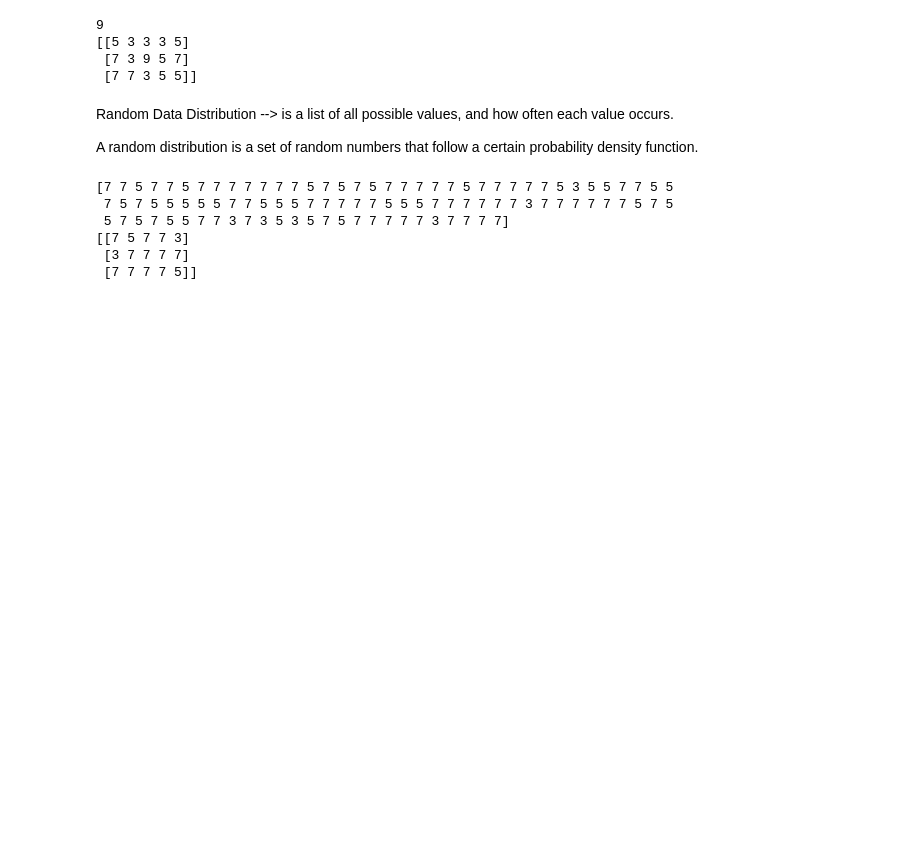
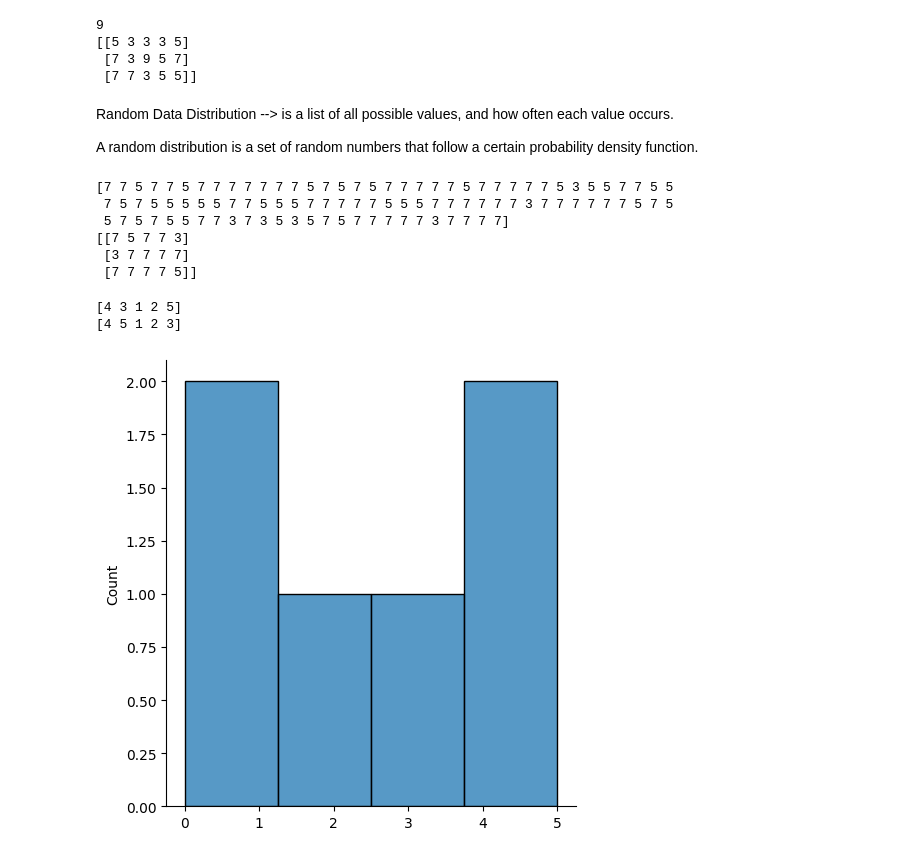
Before and after one commit to chumbacash/learn-python, a Jupyter notebook: learn_python.ipynb, the cells around one changed output. Cells and saved outputs as stored; diff of their text form; code cells hidden in the pictures; blank space fills up the shorter version.

```diff
--- a/learn_python.ipynb
+++ b/learn_python.ipynb
@@ -2381,3 +2379,57 @@ print(x)
 [[7 5 7 7 3]
  [3 7 7 7 7]
  [7 7 7 7 5]]
+# %%
+#Random permutations of elements
+'''A permutation refers to an arrangement of elements.
+e.g. [3, 2, 1] is a permutation of [1, 2, 3] and vice-versa.
+The NumPy Random module provides two methods for this:
+shuffle() and permutation().'''
+
+#Shuffling arrays -->Shufle means changing arrangment of elements in-place.
+
+#Example -> #Randomly shuffle elements of following array:
+
+from numpy import random
+import numpy as np
+
+arr = np.array([1, 2, 3, 4, 5])
+
+random.shuffle(arr) #shuffle() method makes changes to the original array.
+
+print(arr)
+
+#Generating permutations of arrays:
+''' Generate a random permutation of following array:'''
+
+arr = np.array([1, 2, 3, 4, 5])
+
+print(random.permutation(arr))
+# %% [output]
+[4 3 1 2 5]
+[4 5 1 2 3]
+# %%
+#SEABORN
+'''Seaborn is a library that uses matplotlib underneath to plot graphs.
+It will be used to visualize random distributions'''
+
+#Displots
+'''Displot stands for distribution plot, it takes as input an array and
+plots a curve corresponding to the distribution of points in the array.'''
+
+#Plotting a Displot
+
+import matplotlib.pyplot as plt
+import seaborn as sns
+
+sns.displot([0, 1, 2, 3, 4, 5])
+
+plt.show()
+
+#Ploting a Displot without the histogram
+
+sns.displot([0, 1, 2, 3, 4, 5], hist=False)
+
+plt.show()
+# %% [output]
+[figure, added]
```
Also changed, not shown: parts of 37 cells of this notebook.
